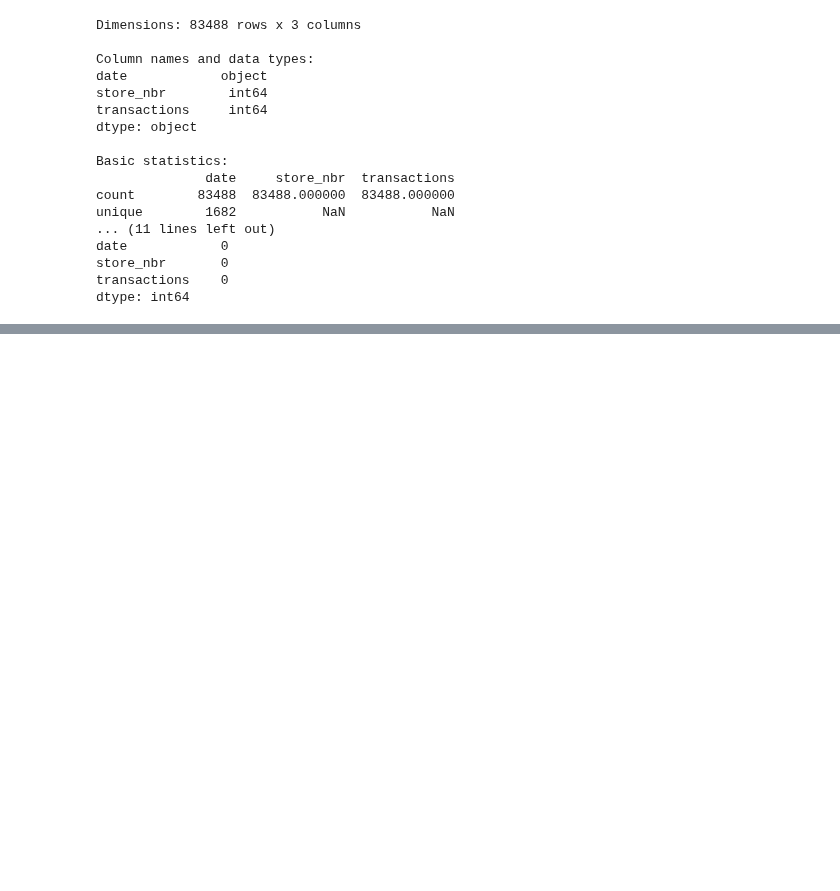
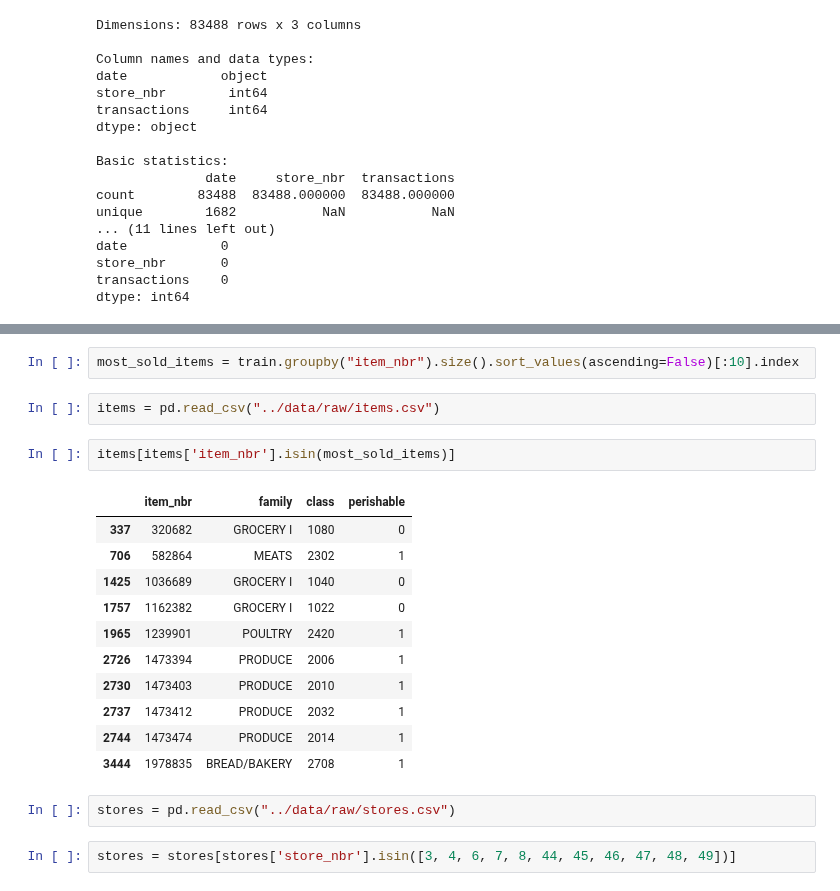
Before and after one commit to raortegam/cannibalization_reatail, a Jupyter notebook: notebooks/01_EDA.ipynb, the cells around one changed output, grey strips where cells are left out. Drawn from its saved outputs; the diff is of its cells as text; blank space fills up the shorter version.

```diff
--- a/notebooks/01_EDA.ipynb
+++ b/notebooks/01_EDA.ipynb
@@ -879,0 +1027,22 @@ dtype: int64
+# %%
+most_sold_items = train.groupby("item_nbr").size().sort_values(ascending=False)[:10].index
+# %%
+items = pd.read_csv("../data/raw/items.csv")
+# %%
+items[items['item_nbr'].isin(most_sold_items)]
+# %% [output]
+|  | item_nbr | family | class | perishable |
+| 337 | 320682 | GROCERY I | 1080 | 0 |
+| 706 | 582864 | MEATS | 2302 | 1 |
+| 1425 | 1036689 | GROCERY I | 1040 | 0 |
+| 1757 | 1162382 | GROCERY I | 1022 | 0 |
+| 1965 | 1239901 | POULTRY | 2420 | 1 |
+| 2726 | 1473394 | PRODUCE | 2006 | 1 |
+| 2730 | 1473403 | PRODUCE | 2010 | 1 |
+| 2737 | 1473412 | PRODUCE | 2032 | 1 |
+| 2744 | 1473474 | PRODUCE | 2014 | 1 |
+| 3444 | 1978835 | BREAD/BAKERY | 2708 | 1 |
+# %%
+stores = pd.read_csv("../data/raw/stores.csv")
+# %%
+stores = stores[stores['store_nbr'].isin([3, 4, 6, 7, 8, 44, 45, 46, 47, 48, 49])]
```
Also changed, not shown: parts of 10 cells of this notebook.
